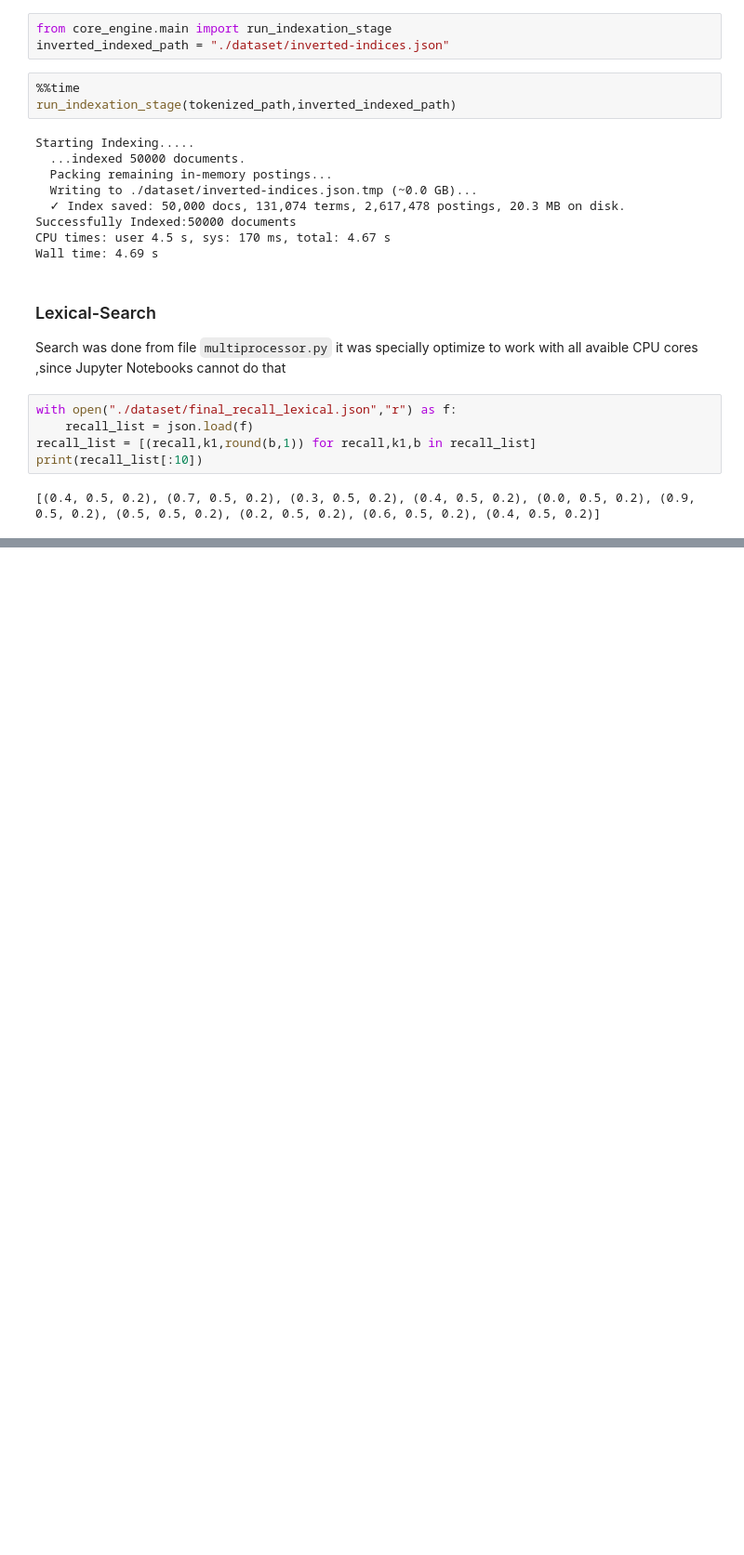
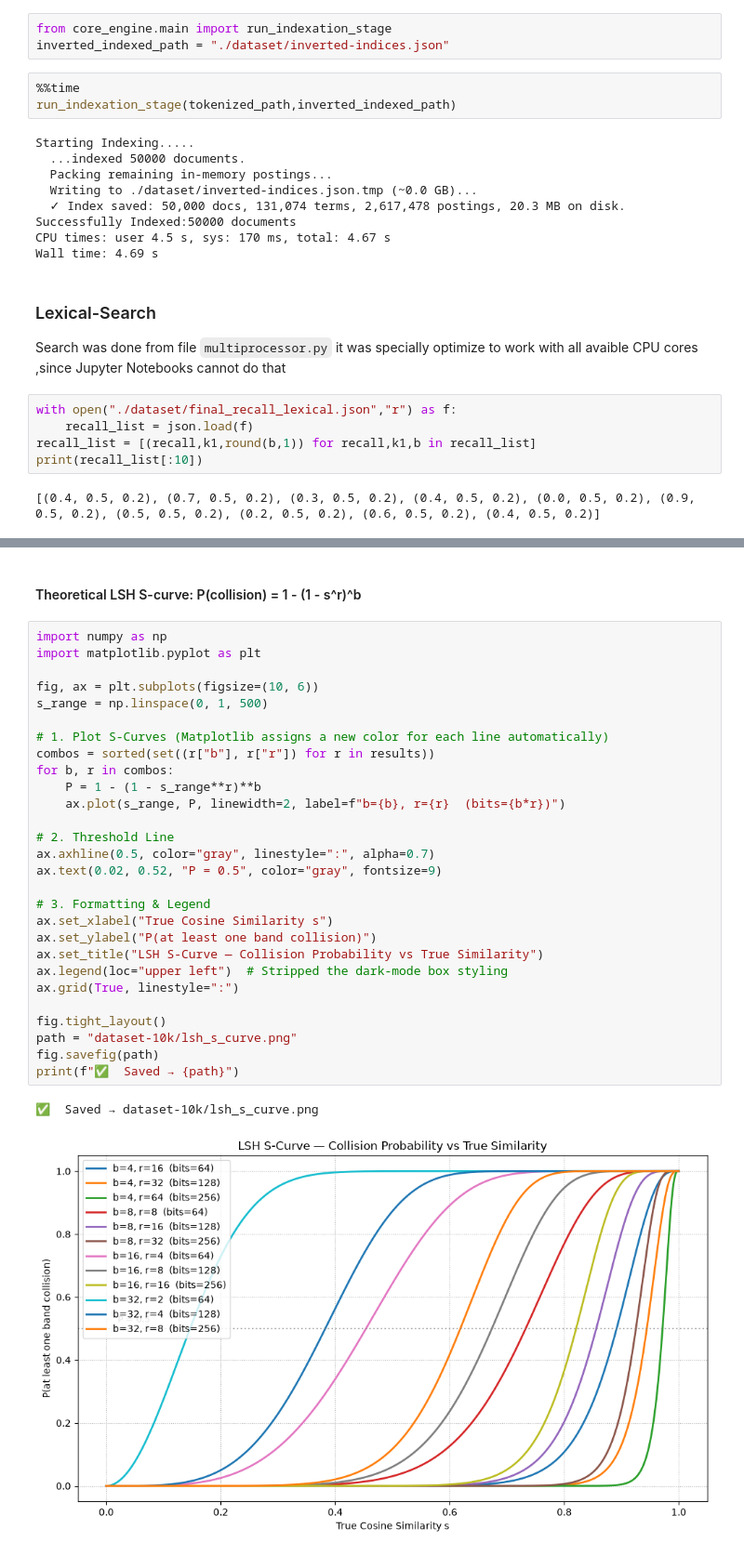
Before and after one commit to meowmeowrahul/arcvester, a Jupyter notebook: benchmarks/benchmark.ipynb, the cells around one changed output, grey strips where cells are left out. Shown at 93% size. Drawn from its saved outputs; the diff is of its cells as text; blank space fills up the shorter version.

```diff
--- a/benchmarks/benchmark.ipynb
+++ b/benchmarks/benchmark.ipynb
@@ -265,0 +519,33 @@ plt.show()
+# %% [markdown]
+#### Theoretical LSH S-curve: P(collision) = 1 - (1 - s^r)^b
+# %%
+import numpy as np
+import matplotlib.pyplot as plt
+
+fig, ax = plt.subplots(figsize=(10, 6))
+s_range = np.linspace(0, 1, 500)
+
+# 1. Plot S-Curves (Matplotlib assigns a new color for each line automatically)
+combos = sorted(set((r["b"], r["r"]) for r in results))
+for b, r in combos:
+    P = 1 - (1 - s_range**r)**b
+    ax.plot(s_range, P, linewidth=2, label=f"b={b}, r={r}  (bits={b*r})")
+
+# 2. Threshold Line
+ax.axhline(0.5, color="gray", linestyle=":", alpha=0.7)
+ax.text(0.02, 0.52, "P = 0.5", color="gray", fontsize=9)
+
+# 3. Formatting & Legend
+ax.set_xlabel("True Cosine Similarity s")
+ax.set_ylabel("P(at least one band collision)")
+ax.set_title("LSH S-Curve — Collision Probability vs True Similarity")
+ax.legend(loc="upper left")  # Stripped the dark-mode box styling
+ax.grid(True, linestyle=":")
+
+fig.tight_layout()
+path = "dataset-10k/lsh_s_curve.png"
+fig.savefig(path)
+print(f"✅  Saved → {path}")
+# %% [output]
+✅  Saved → dataset-10k/lsh_s_curve.png
+[figure, added]
```
Also changed, not shown: parts of 21 cells of this notebook, 8 other files.
